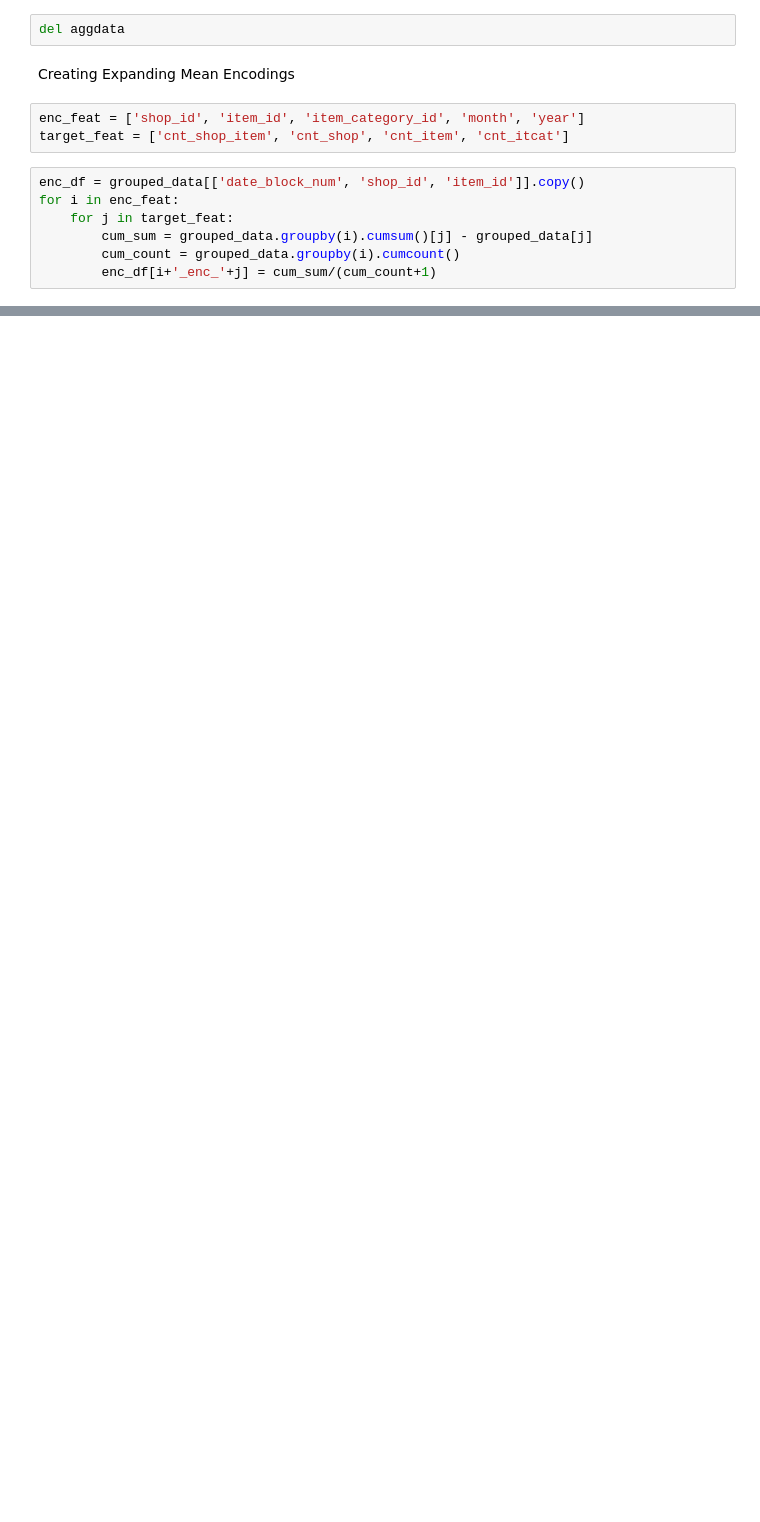
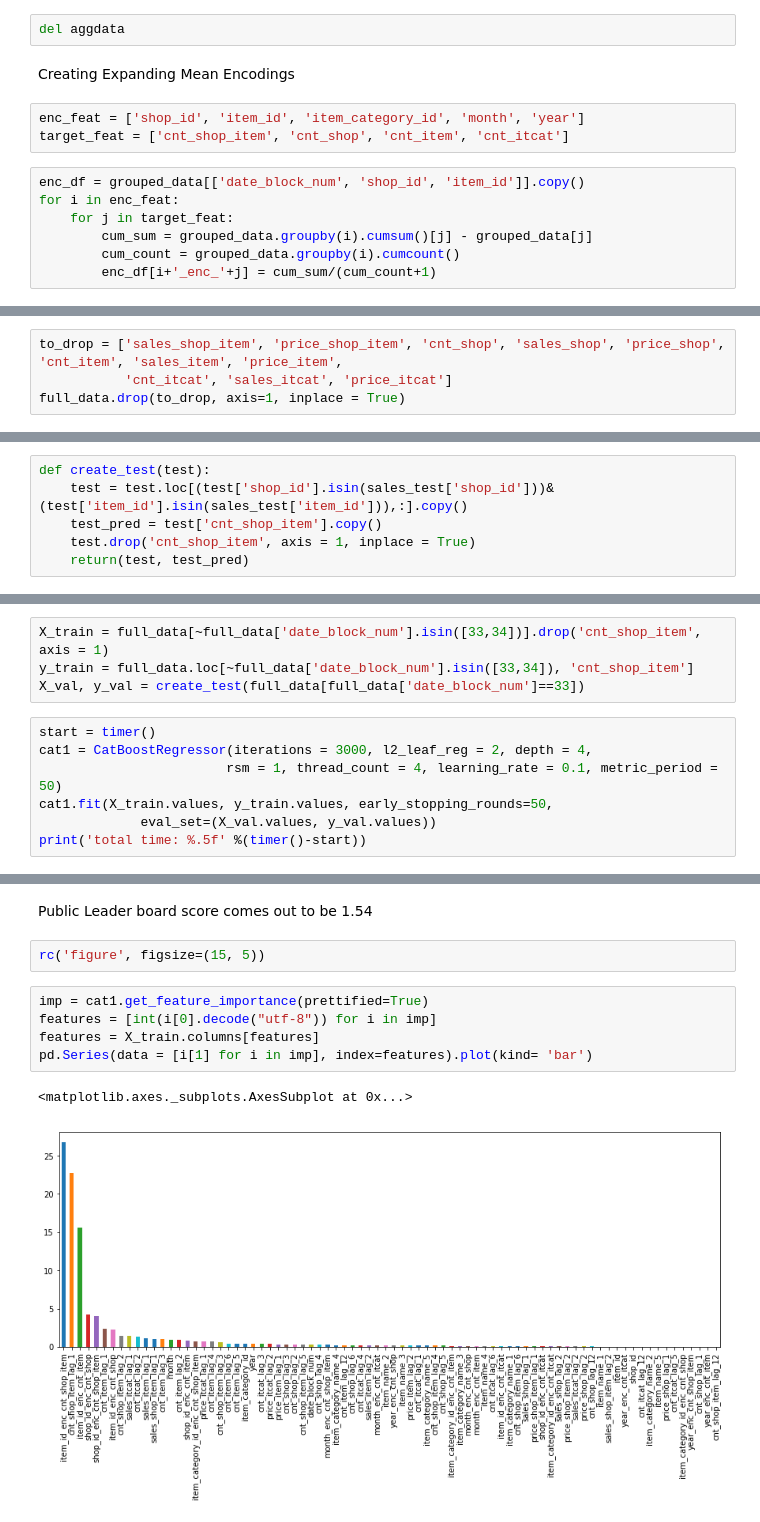
Before and after one commit to Saurabhmaheshwari52/Time-Series, a Jupyter notebook: PFS_Modeling4.ipynb, the cells around one changed output, grey strips where cells are left out. Drawn from its saved outputs; the diff is of its cells as text; blank space fills up the shorter version.

```diff
--- a/PFS_Modeling4.ipynb
+++ b/PFS_Modeling4.ipynb
@@ -108,0 +233,4 @@ for i in enc_feat:
+# %%
+to_drop = ['sales_shop_item', 'price_shop_item', 'cnt_shop', 'sales_shop', 'price_shop', 'cnt_item', 'sales_item', 'price_item',
+           'cnt_itcat', 'sales_itcat', 'price_itcat']
+full_data.drop(to_drop, axis=1, inplace = True)
@@ -108,0 +243,6 @@ for i in enc_feat:
+# %%
+def create_test(test):
+    test = test.loc[(test['shop_id'].isin(sales_test['shop_id']))&(test['item_id'].isin(sales_test['item_id'])),:].copy()
+    test_pred = test['cnt_shop_item'].copy()
+    test.drop('cnt_shop_item', axis = 1, inplace = True)
+    return(test, test_pred)
@@ -108,0 +257,11 @@ for i in enc_feat:
+# %%
+X_train = full_data[~full_data['date_block_num'].isin([33,34])].drop('cnt_shop_item', axis = 1)
+y_train = full_data.loc[~full_data['date_block_num'].isin([33,34]), 'cnt_shop_item']
+X_val, y_val = create_test(full_data[full_data['date_block_num']==33])
+# %%
+start = timer()
+cat1 = CatBoostRegressor(iterations = 3000, l2_leaf_reg = 2, depth = 4,
+                        rsm = 1, thread_count = 4, learning_rate = 0.1, metric_period = 50)
+cat1.fit(X_train.values, y_train.values, early_stopping_rounds=50,
+             eval_set=(X_val.values, y_val.values))
+print('total time: %.5f' %(timer()-start))
@@ -108,0 +290,12 @@ for i in enc_feat:
+# %% [markdown]
+Public Leader board score comes out to be 1.54
+# %%
+rc('figure', figsize=(15, 5))
+# %%
+imp = cat1.get_feature_importance(prettified=True)
+features = [int(i[0].decode("utf-8")) for i in imp]
+features = X_train.columns[features]
+pd.Series(data = [i[1] for i in imp], index=features).plot(kind= 'bar')
+# %% [output]
+<matplotlib.axes._subplots.AxesSubplot at 0x...>
+[figure, added]
```
Also changed, not shown: parts of 28 cells of this notebook.
